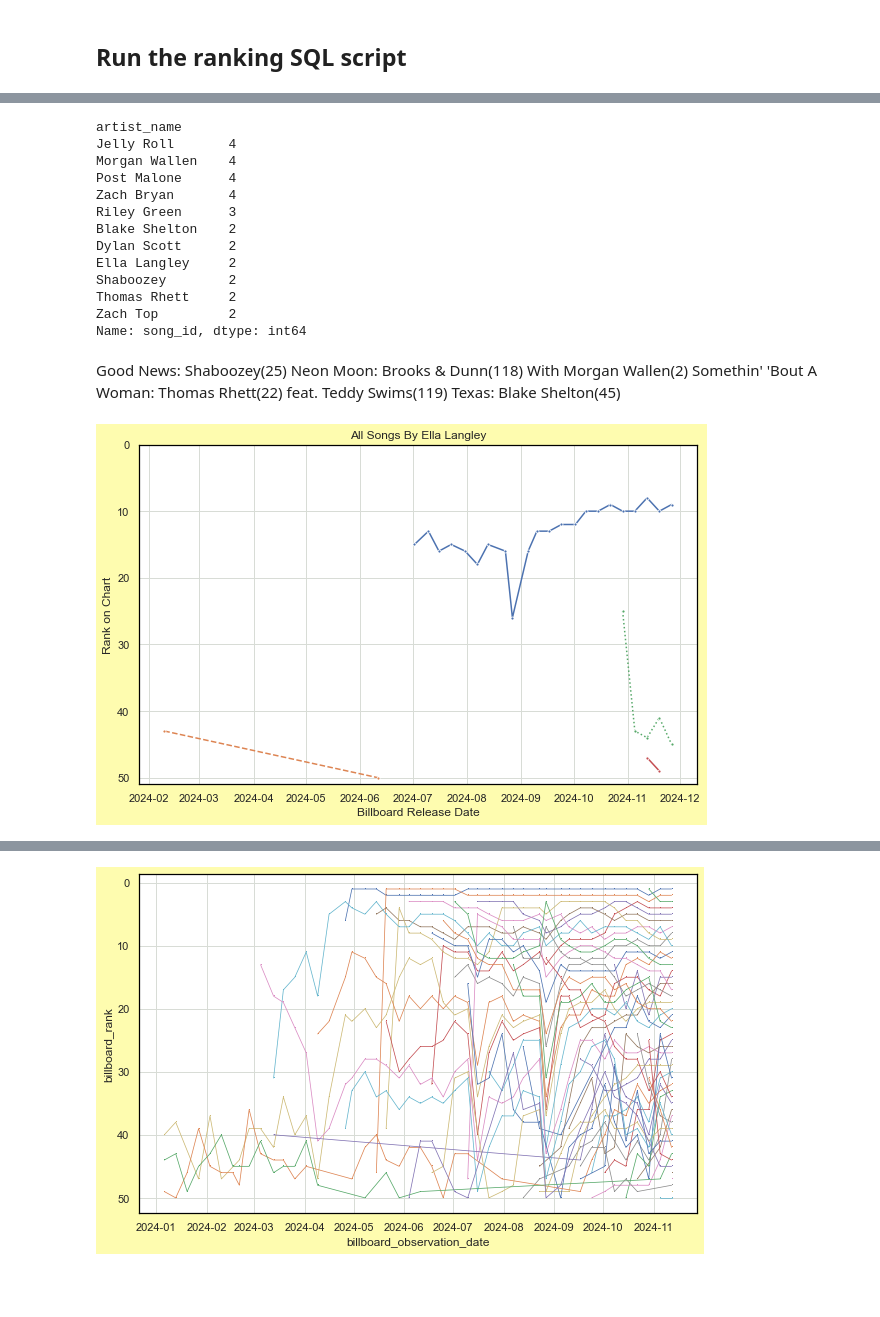
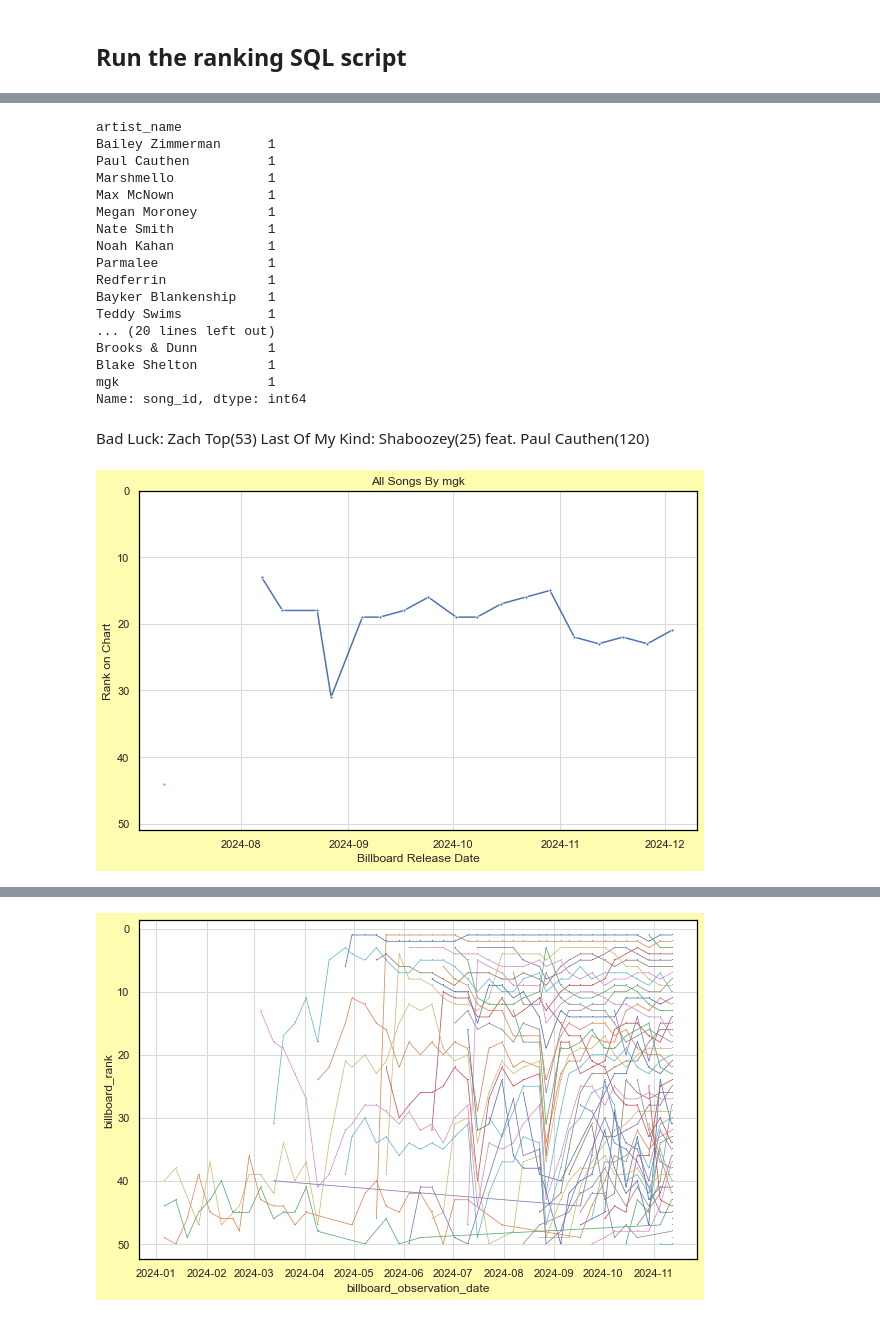
Before and after one commit to jwmanahan/billboard, a Jupyter notebook: add_new_week.ipynb, the cells around one changed output, grey strips where cells are left out. Drawn from its saved outputs; the diff is of its cells as text; code cells hidden in the pictures; blank space fills up the shorter version.

```diff
--- a/add_new_week.ipynb
+++ b/add_new_week.ipynb
@@ -746,61 +714,63 @@ credit_type_to_linestyle = {
 df_weeks_for_artist[
     df_weeks_for_artist['billboard_observation_date'] == billboard_observation_date
 ].groupby('artist_name').count().iloc[:,1].loc[
-    lambda x: x > 1
-    # lambda x: x == 1
+    # lambda x: x > 1
+    lambda x: x == 1
 ].sort_values(ascending = False)
 # %% [output]
 artist_name
-Jelly Roll       4
-Morgan Wallen    4
-Post Malone      4
-Zach Bryan       4
-Riley Green      3
-Blake Shelton    2
-Dylan Scott      2
-Ella Langley     2
-Shaboozey        2
-Thomas Rhett     2
-Zach Top         2
+Bailey Zimmerman      1
+Paul Cauthen          1
+Marshmello            1
+Max McNown            1
+Megan Moroney         1
+Nate Smith            1
+Noah Kahan            1
+Parmalee              1
+Redferrin             1
+Bayker Blankenship    1
+Teddy Swims           1
+... (20 lines left out)
+Brooks & Dunn         1
+Blake Shelton         1
+mgk                   1
 Name: song_id, dtype: int64
 # %% [markdown]
-Good News: Shaboozey(25)
-Neon Moon: Brooks & Dunn(118) With Morgan Wallen(2)
-Somethin' 'Bout A Woman: Thomas Rhett(22) feat. Teddy Swims(119)
-Texas: Blake Shelton(45)
+Bad Luck: Zach Top(53)
+Last Of My Kind: Shaboozey(25) feat. Paul Cauthen(120)
 # %%
 # For now, manual artist name selection
 # TODO: Create charts for every artist on this week's chart at once
-artist_name = '' # TODO: use artist ID, but label with artist_name
+artist_name = 'mgk' # TODO: use artist ID, but label with artist_name
 
 df_weeks_this_artist = df_weeks_for_artist.query(
     f"artist_name == '{artist_name}'"
 )
 
 sns.color_palette('Paired') # TOFIX
 for _, row in df_weeks_this_artist.pivot( # TODO no pivot to support legend in char 'song_name'
     index = 'song_id'
     , columns = 'billboard_observation_date' #TODO: weeks ago
     , values = 'billboard_rank'
 ).fillna(
     np.inf # suppresses only if a different song is on the chart that week
 ).iterrows():
     graph = sns.lineplot(
         data = row
         , linestyle = credit_type_to_linestyle[
             df_weeks_this_artist[
                 df_weeks_this_artist['song_id'] == row.name
             ].groupby('relationship_type').count().iloc[0].name
         ]
         , marker = '.'
     )
 
 graph.set(
     title = f'All Songs By {artist_name}'
     , xlabel = 'Billboard Release Date' # Really observation date (for now)
     , ylabel = 'Rank on Chart'
     , ylim = [0, 51]
 )
 graph.axes.invert_yaxis()
 # %% [output]
-[figure, old version]
+[figure, new version]
```
Also changed, not shown: parts of 28 cells of this notebook, 5 other files.
